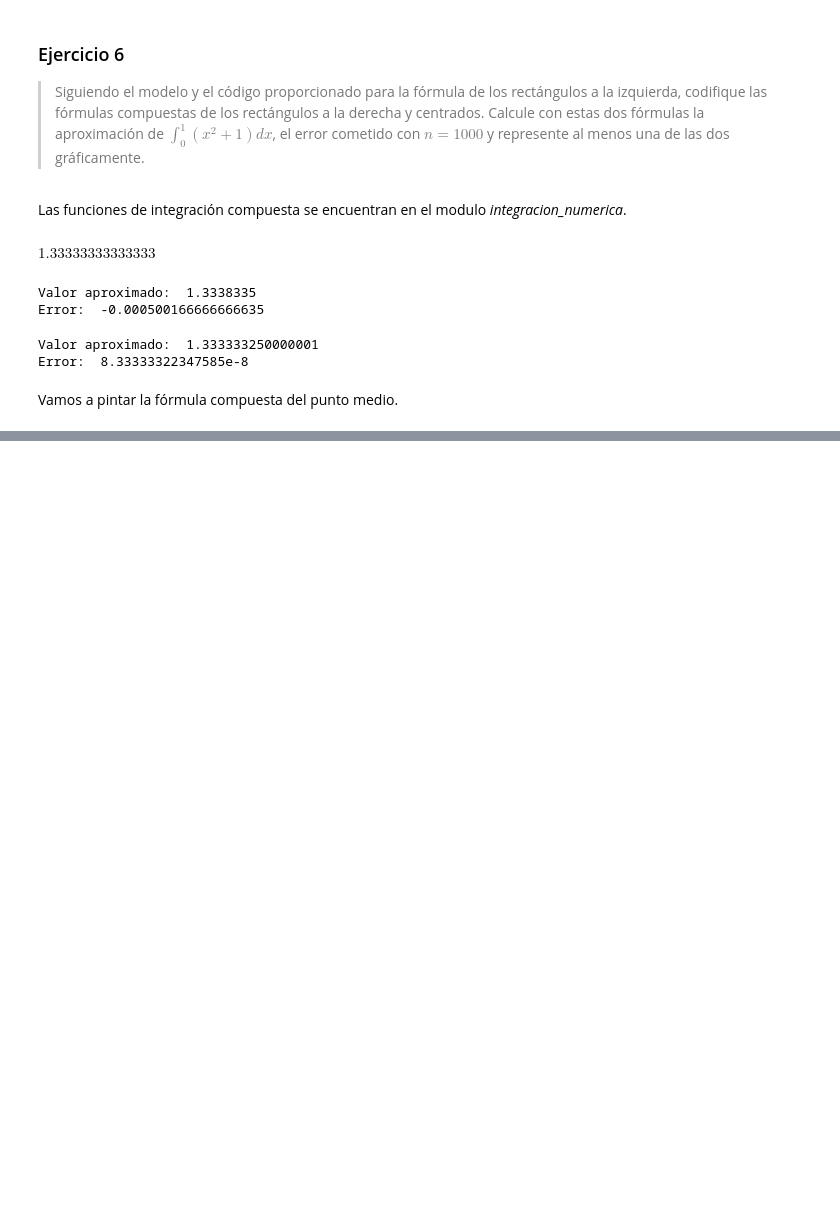
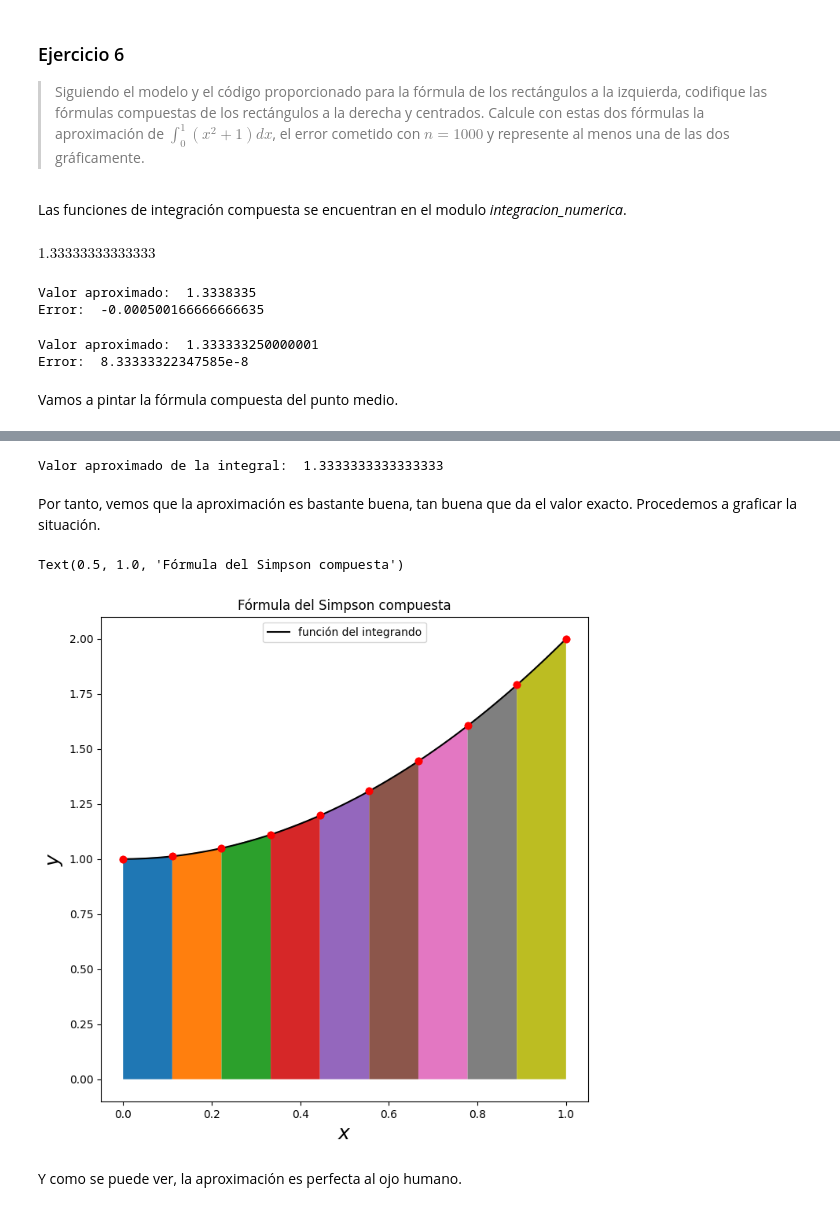
Before and after one commit to eldramas1s/Infomates-ugr, a Jupyter notebook: Tercer_Curso/Segundo_Cuatri/Metodos_Numericos_II/Practicas/P2/Ejercicios_P2.ipynb, the cells around one changed output, grey strips where cells are left out. Drawn from its saved outputs; the diff is of its cells as text; code cells hidden in the pictures; blank space fills up the shorter version.

```diff
--- a/Tercer_Curso/Segundo_Cuatri/Metodos_Numericos_II/Practicas/P2/Ejercicios_P2.ipynb
+++ b/Tercer_Curso/Segundo_Cuatri/Metodos_Numericos_II/Practicas/P2/Ejercicios_P2.ipynb
@@ -430,0 +444,41 @@ Text(0.5, 1.0, 'Fórmula compuesta de los rectángulos en el punto medio')
+# %%
+f=func
+
+integral=intn.Simpson_compuesta(f,0,1,10)
+print("Valor aproximado de la integral: ", integral)
+# %% [output]
+Valor aproximado de la integral:  1.3333333333333333
+# %% [markdown]
+Por tanto, vemos que la aproximación es bastante buena, tan buena que da el valor exacto. Procedemos a graficar la situación.
+# %%
+num_values = 100                            # Número de puntos para graficar
+num_nodos=10                                # Número de nodos de integración
+x_values = np.linspace(float(a),float(b),num_values)
+y_values = f(x_values)
+x_nodos = np.linspace(a,b,num_nodos)
+y_nodos = f(x_nodos)
+
+fig,ax = plt.subplots(figsize=(8,8))        # Crea una figura y un eje para graficar
+ax.plot(x_values,y_values,'k',label='función del integrando')
+for k in range(1,num_nodos):                   # Itera sobre los subintervalos definidos por los nodos generando las parábolas y los rectángulos
+    zz = np.linspace(float(x_nodos[k-1]),float(x_nodos[k]),num_values)
+    if(k==num_nodos-1):
+        yk = [intn.linea(z,x_nodos[k-1],y_nodos[k-1],x_nodos[k],y_nodos[k]) for z in zz]
+    else:
+        yk = [intn.parabola(x, x_nodos[k-1], y_nodos[k-1], x_nodos[k], y_nodos[k], x_nodos[k+1], y_nodos[k+1]) for x in zz]
+
+    ax.fill_between(zz,0,yk)
+ax.plot(x_nodos,y_nodos,'ro')
+
+
+
+ax.legend(loc=9)                            # Añade la leyenda en la parte superior central
+ax.plot(x_nodos,y_nodos,'ro')               # Dibuja los nodos de integración en rojo
+ax.set_xlabel('$x$',fontsize=18)            # Etiqueta del eje x
+ax.set_ylabel('$y$',fontsize=18)            # Etiqueta del eje y
+ax.set_title('Fórmula del Simpson compuesta')   # Título del gráfico
+# %% [output]
+Text(0.5, 1.0, 'Fórmula del Simpson compuesta')
+[figure, added]
+# %% [markdown]
+Y como se puede ver, la aproximación es perfecta al ojo humano.
```
Also changed, not shown: parts of 7 cells of this notebook, 10 other files.
